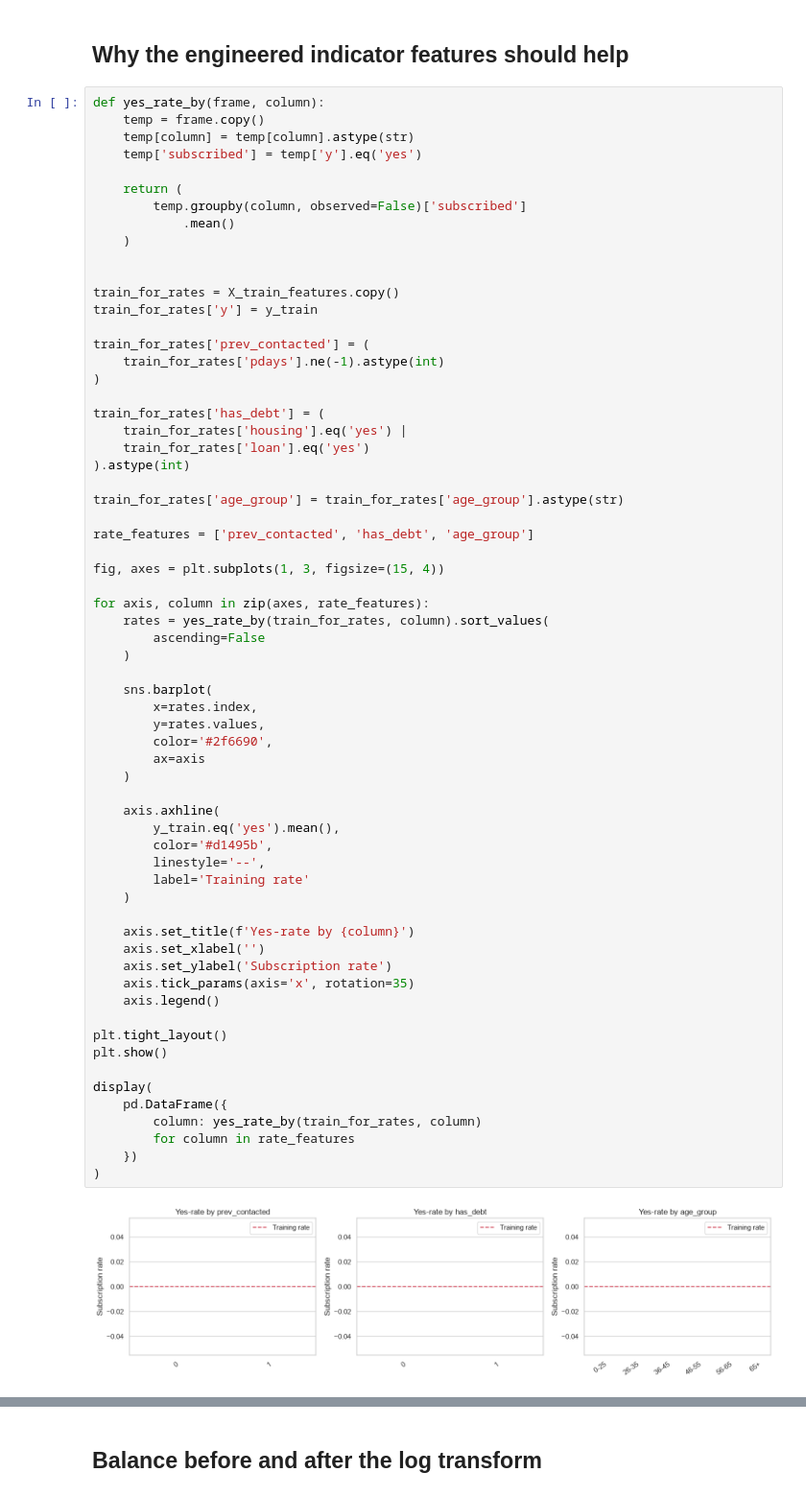
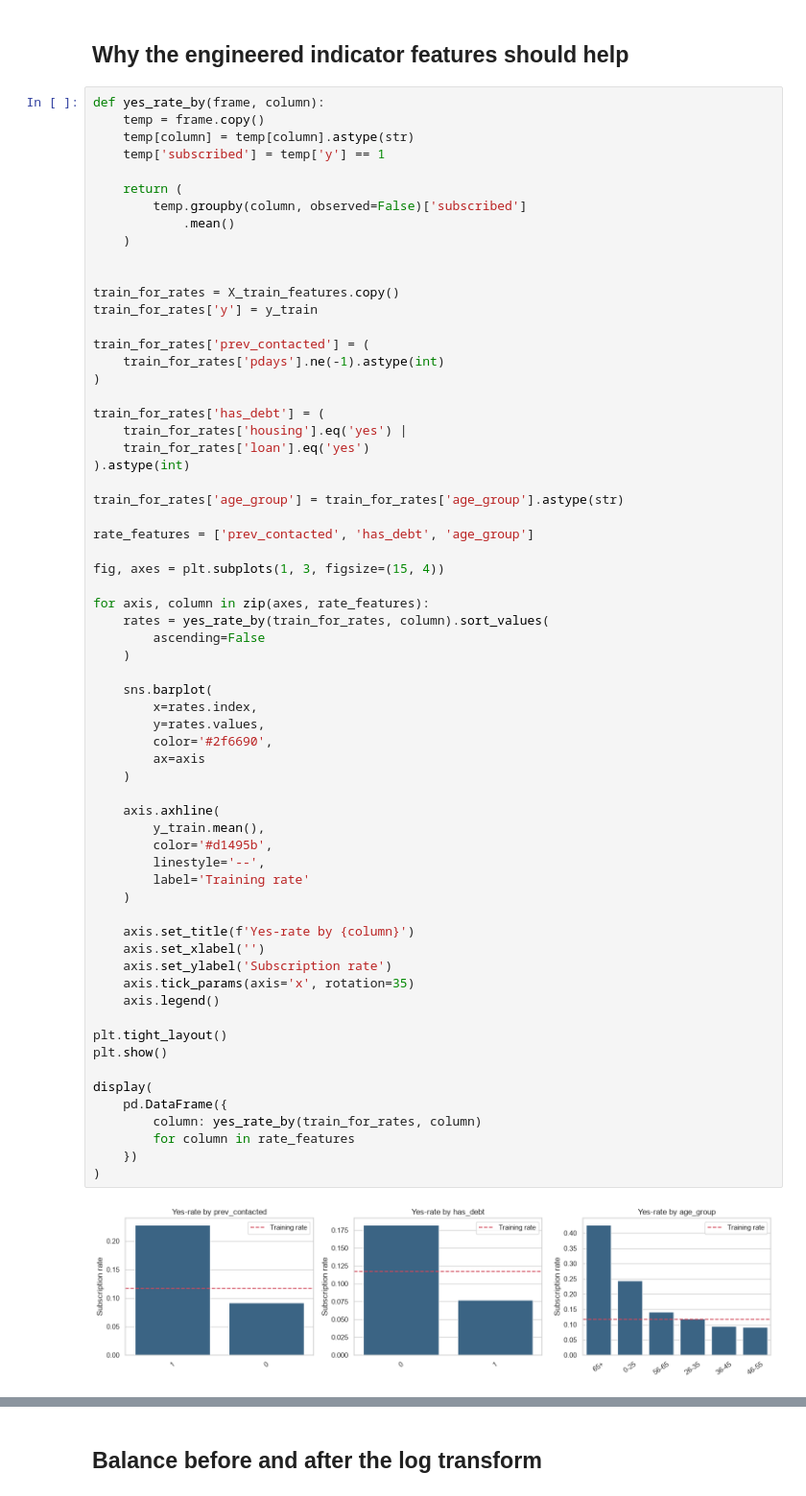
Before and after one commit to MuweenM/bank-LM-prediction, a Jupyter notebook: notebooks/02b_features.ipynb, the cells around one changed output, grey strips where cells are left out. Shown at 96% size. Drawn from its saved outputs; the diff is of its cells as text.

```diff
--- a/notebooks/02b_features.ipynb
+++ b/notebooks/02b_features.ipynb
@@ -60,7 +57,7 @@ The split happens before any feature-selection score or model fit. The test rows
 def yes_rate_by(frame, column):
     temp = frame.copy()
     temp[column] = temp[column].astype(str)
-    temp['subscribed'] = temp['y'].eq('yes')
+    temp['subscribed'] = temp['y'] == 1
 
     return (
         temp.groupby(column, observed=False)['subscribed']
@@ -93,33 +90,33 @@ for axis, column in zip(axes, rate_features):
 
     sns.barplot(
         x=rates.index,
         y=rates.values,
         color='#2f6690',
         ax=axis
     )
 
     axis.axhline(
-        y_train.eq('yes').mean(),
+        y_train.mean(),
         color='#d1495b',
         linestyle='--',
         label='Training rate'
     )
 
     axis.set_title(f'Yes-rate by {column}')
     axis.set_xlabel('')
     axis.set_ylabel('Subscription rate')
     axis.tick_params(axis='x', rotation=35)
     axis.legend()
 
 plt.tight_layout()
 plt.show()
 
 display(
     pd.DataFrame({
         column: yes_rate_by(train_for_rates, column)
         for column in rate_features
     })
 )
 # %% [output]
-[figure, old version]
+[figure, new version]
 |  | prev_contacted | has_debt | age_group |
```
Also changed, not shown: parts of 12 cells of this notebook, 3 other files.
